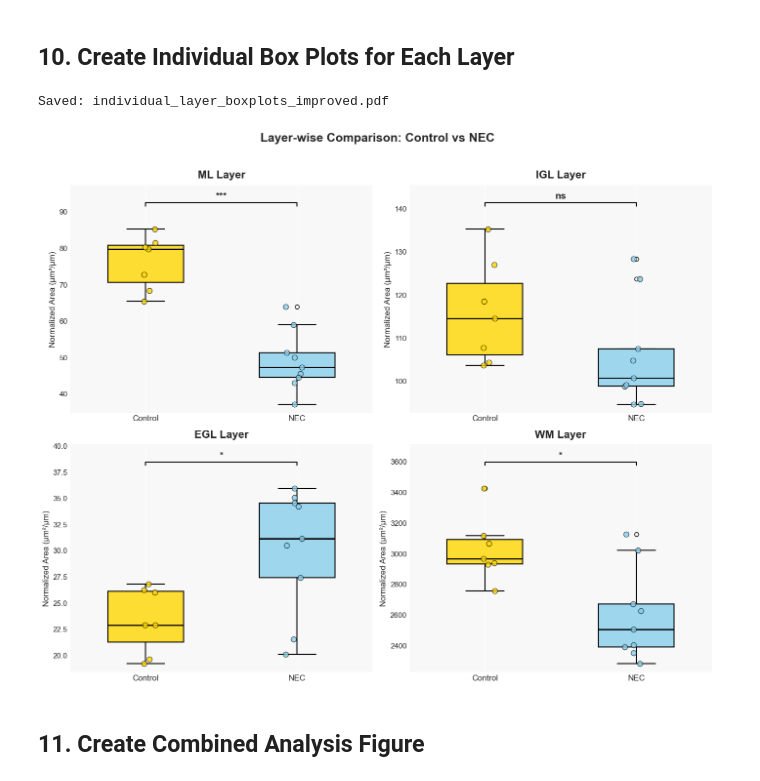
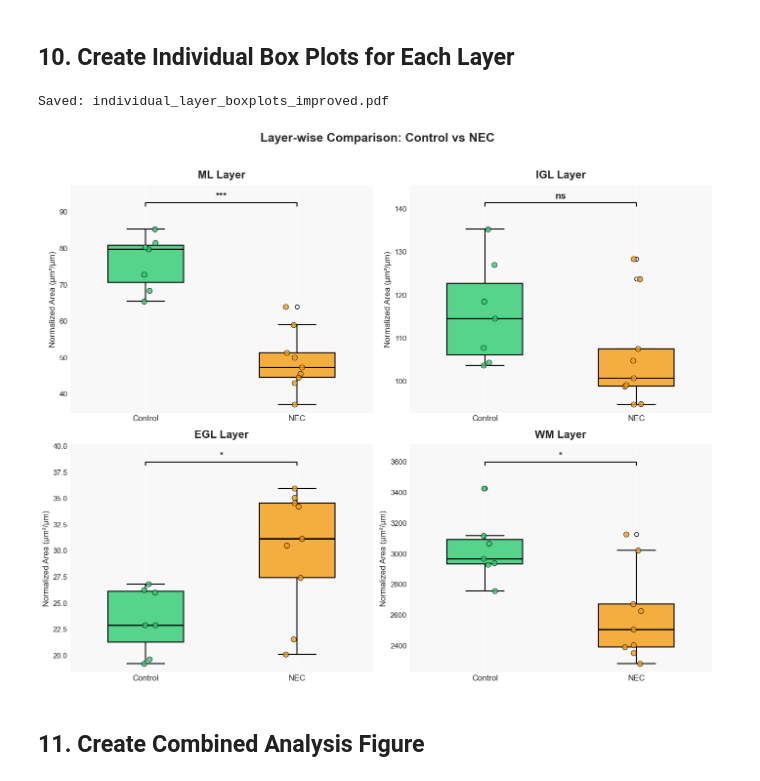
Before and after one commit to robinson-vidva/shared-projects, a Jupyter notebook: NEC_Neuropathology/visualizations_neuropath_mus.ipynb, the cells around one changed output. Drawn from its saved outputs; the diff is of its cells as text; code cells hidden in the pictures.

Commit message:
mouse visualizations

```diff
--- a/NEC_Neuropathology/visualizations_neuropath_mus.ipynb
+++ b/NEC_Neuropathology/visualizations_neuropath_mus.ipynb
@@ -810,10 +810,10 @@ fig, axes = plt.subplots(2, 2, figsize=(14, 12))
 axes = axes.flatten()
 
 # Define colors with slight transparency for better appearance
-control_color = '#FFD700'  # Gold
-nec_color = '#87CEEB'     # Sky Blue
-control_color_alpha = '#FFD700CC'  # Gold with transparency
-nec_color_alpha = '#87CEEBCC'     # Sky Blue with transparency
+control_color = '#2ecc71'  # Green
+nec_color = '#f39c12'     # Orange
+control_color_alpha = '#2ecc71CC'  # Green with transparency
+nec_color_alpha = '#f39c12CC'     # Orange with transparency
 
 for idx, layer in enumerate(['ML', 'IGL', 'EGL', 'WM']):
     layer_data = melted_df[melted_df['Layer'] == layer]
@@ -898,34 +898,34 @@ for idx, layer in enumerate(['ML', 'IGL', 'EGL', 'WM']):
         ax.set_facecolor('#F8F8F8')  # Light gray background
 
         # Add reference line at y=0
         ax.axhline(y=0, color='gray', linestyle='--', alpha=0.5, linewidth=1)
 
         # Customize tick labels
         ax.tick_params(axis='both', which='major', labelsize=11)
         ax.set_xticklabels(['Control', 'NEC'], fontsize=12)
 
         # Remove top and right spines for cleaner look
         ax.spines['top'].set_visible(False)
         ax.spines['right'].set_visible(False)
         ax.spines['left'].set_linewidth(1.5)
         ax.spines['bottom'].set_linewidth(1.5)
 
 # Remove empty subplot if odd number of layers
 if len(['ML', 'IGL', 'EGL', 'WM']) % 2 != 0:
     fig.delaxes(axes[-1])
 
 # Add main title with more space
 plt.suptitle('Layer-wise Comparison: Control vs NEC', fontsize=18, fontweight='bold', y=0.98)
 
 # Adjust layout with better spacing
 plt.tight_layout(rect=[0, 0.03, 1, 0.96])
 
 # Save figure
 save_figure('individual_layer_boxplots_improved')
 plt.show()
 # %% [output]
 Saved: individual_layer_boxplots_improved.pdf
-[figure, old version]
+[figure, new version]
 # %% [markdown]
 ## 11. Create Combined Analysis Figure
 # %%
```
